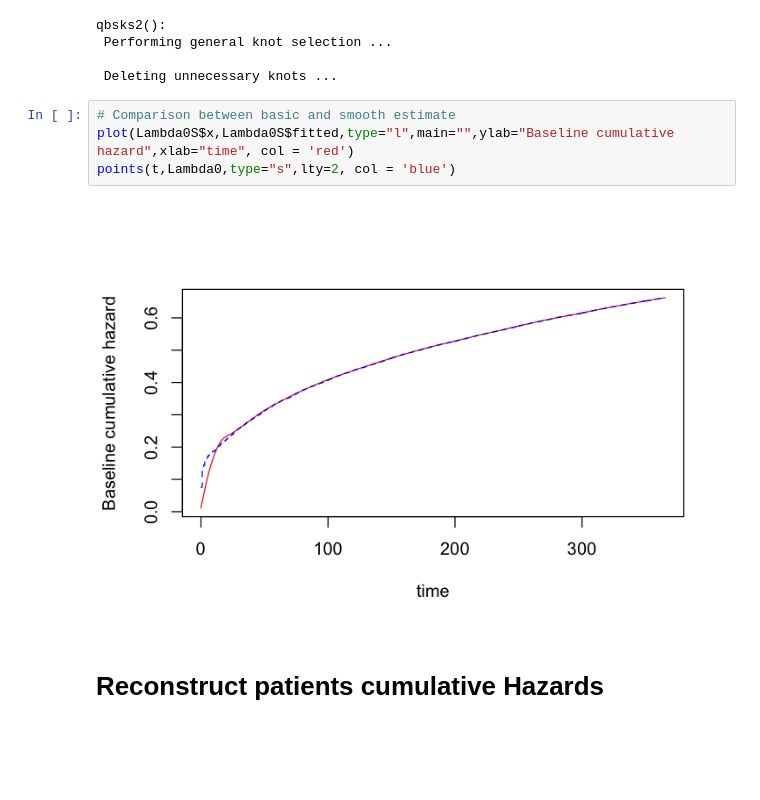
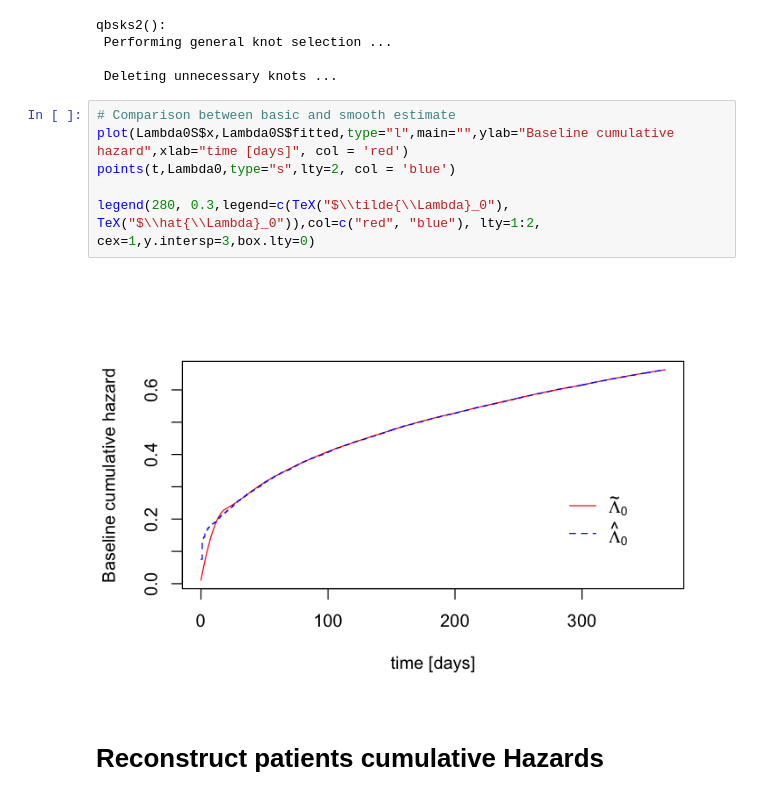
Before and after one commit to davide-burba/thesis, a Jupyter notebook: fit_compensators/fit_compenstor_aldosteronics.ipynb, the cells around one changed output. Cells and saved outputs as stored; diff of their text form; blank space fills up the shorter version.

```diff
--- a/fit_compensators/fit_compenstor_aldosteronics.ipynb
+++ b/fit_compensators/fit_compenstor_aldosteronics.ipynb
@@ -205,10 +207,12 @@ qbsks2():
  Deleting unnecessary knots ...
 # %%
 # Comparison between basic and smooth estimate
-plot(Lambda0S$x,Lambda0S$fitted,type="l",main="",ylab="Baseline cumulative hazard",xlab="time", col = 'red')
+plot(Lambda0S$x,Lambda0S$fitted,type="l",main="",ylab="Baseline cumulative hazard",xlab="time [days]", col = 'red')
 points(t,Lambda0,type="s",lty=2, col = 'blue')
+
+legend(280, 0.3,legend=c(TeX("$\\tilde{\\Lambda}_0"), TeX("$\\hat{\\Lambda}_0")),col=c("red", "blue"), lty=1:2, cex=1,y.intersp=3,box.lty=0)
 # %% [output]
-[figure, old version]
+[figure, new version]
 # %% [markdown]
 # Reconstruct patients cumulative Hazards
 # %%
```
Also changed, not shown: parts of 3 cells of this notebook, 12 other files.
